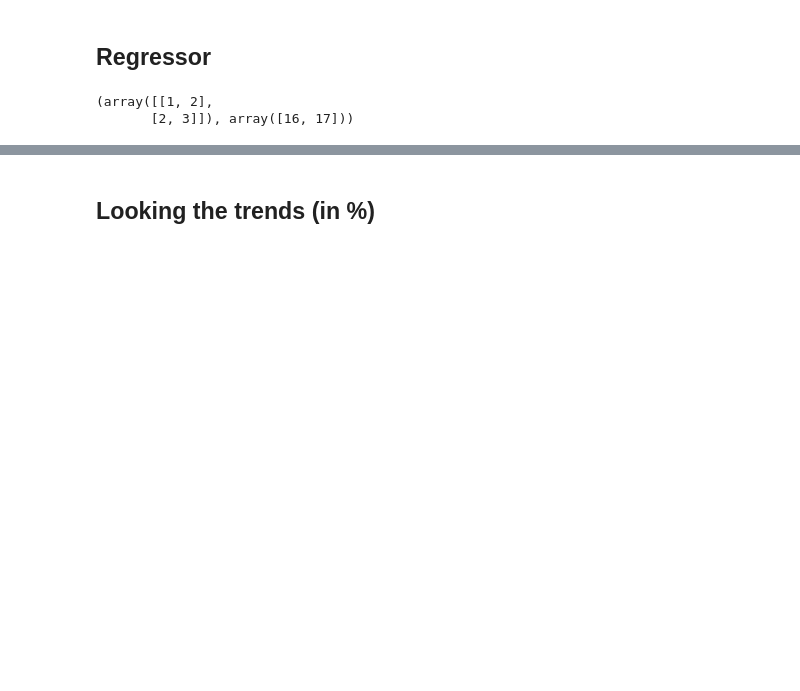
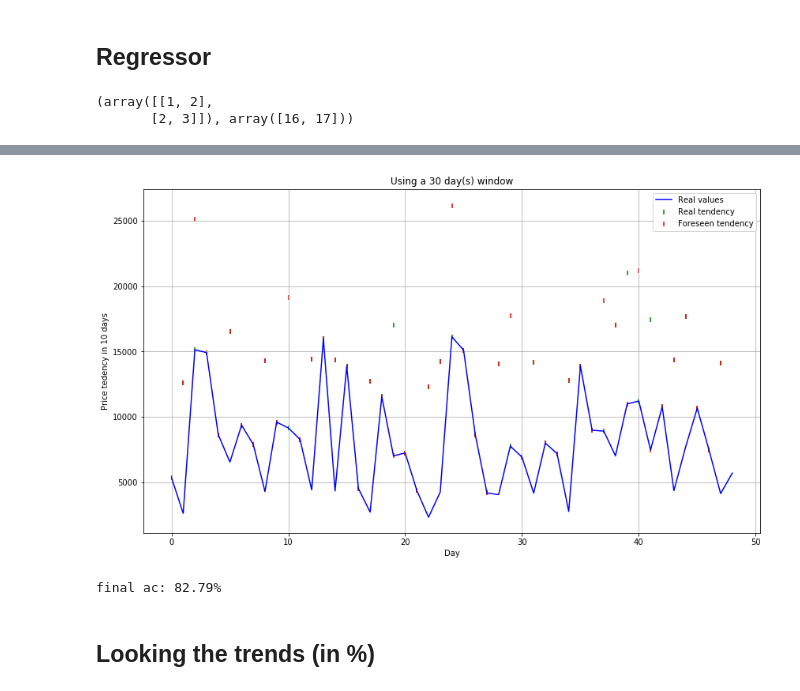
Before and after one commit to ithallojunior/bitcoin_data_analysis, a Jupyter notebook: data_analysis.ipynb, the cells around one changed output, grey strips where cells are left out. Drawn from its saved outputs; the diff is of its cells as text; code cells hidden in the pictures; blank space fills up the shorter version.

```diff
--- a/data_analysis.ipynb
+++ b/data_analysis.ipynb
@@ -115,3 +120,30 @@ plt.show()
+# %%
+adj=10000
+y_diff = y_test[1:] - y_test[:-1]
+y_bin = np.where(1, y_diff>0, 0)
+my = y_test[:-1] + adj*y_bin
+
+pred_diff =  pred[1:] - pred[:-1]
+pred_bin = np.where(1, pred_diff>0, 0)
+
+my2 = y_test[:-1] + adj*pred_bin
+plt.figure(figsize = (14,8))
+plt.plot(y_test, c='b', label="Real values")
+
+
+plt.scatter(generic_x[:-1], my, c='g',marker="|", label="Real tendency")
+plt.scatter(generic_x[:-1], my2, c='r',marker="|", label="Foreseen tendency")
+plt.grid()
+
+plt.title("Using a %s day(s) window"%span)
+plt.xlabel("Day")
+plt.ylabel("Price tedency in %s days"%days)
+plt.legend(loc='best')
+plt.show()
+print "final ac: %.2f%%"%(100*reg.score(X_test_std, y_test))
+# %% [output]
+[figure, added]
+final ac: 82.79%
 # %% [markdown]
 ## Looking the trends (in %)
 # %%
```
Also changed, not shown: parts of 23 cells of this notebook.
